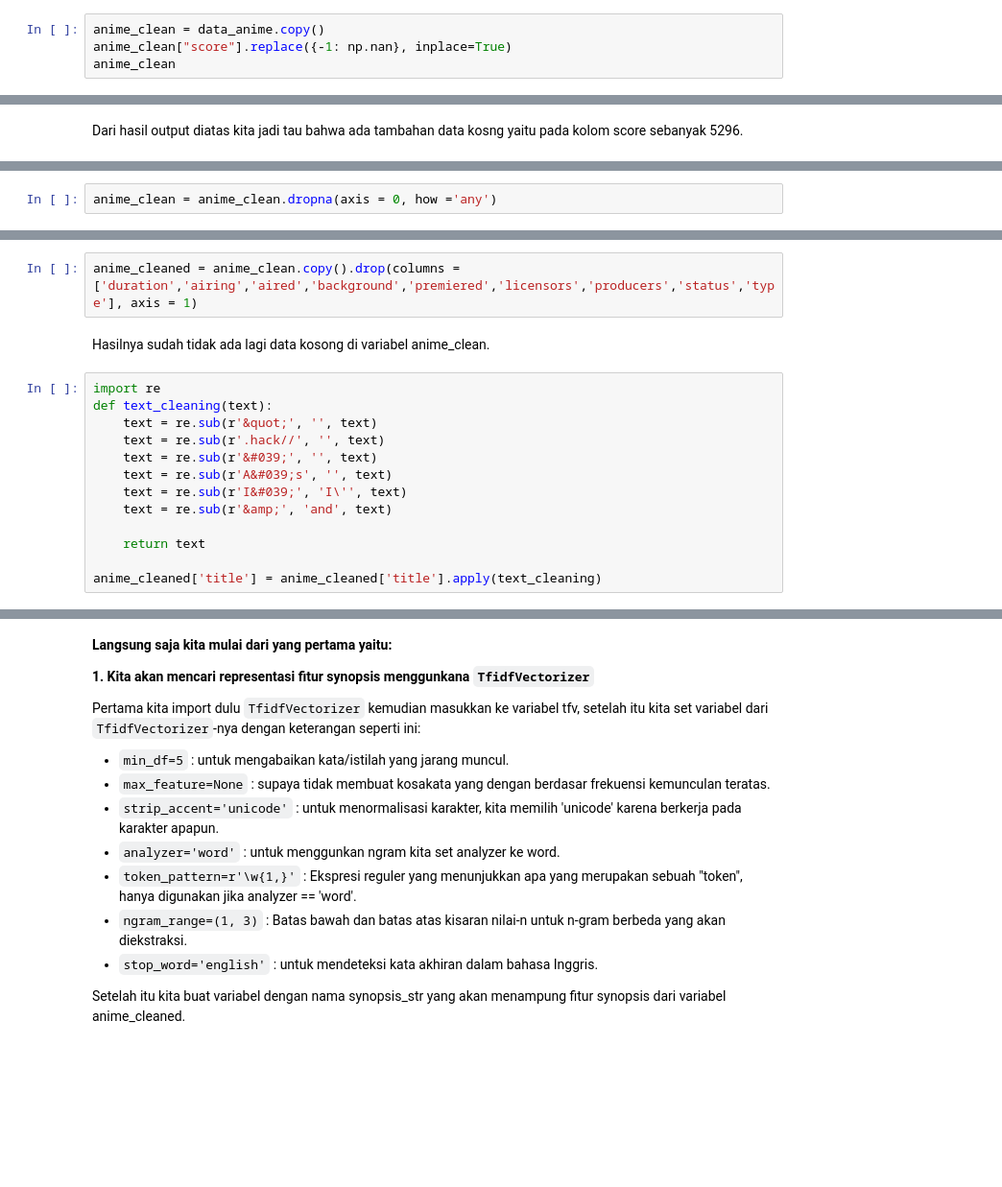
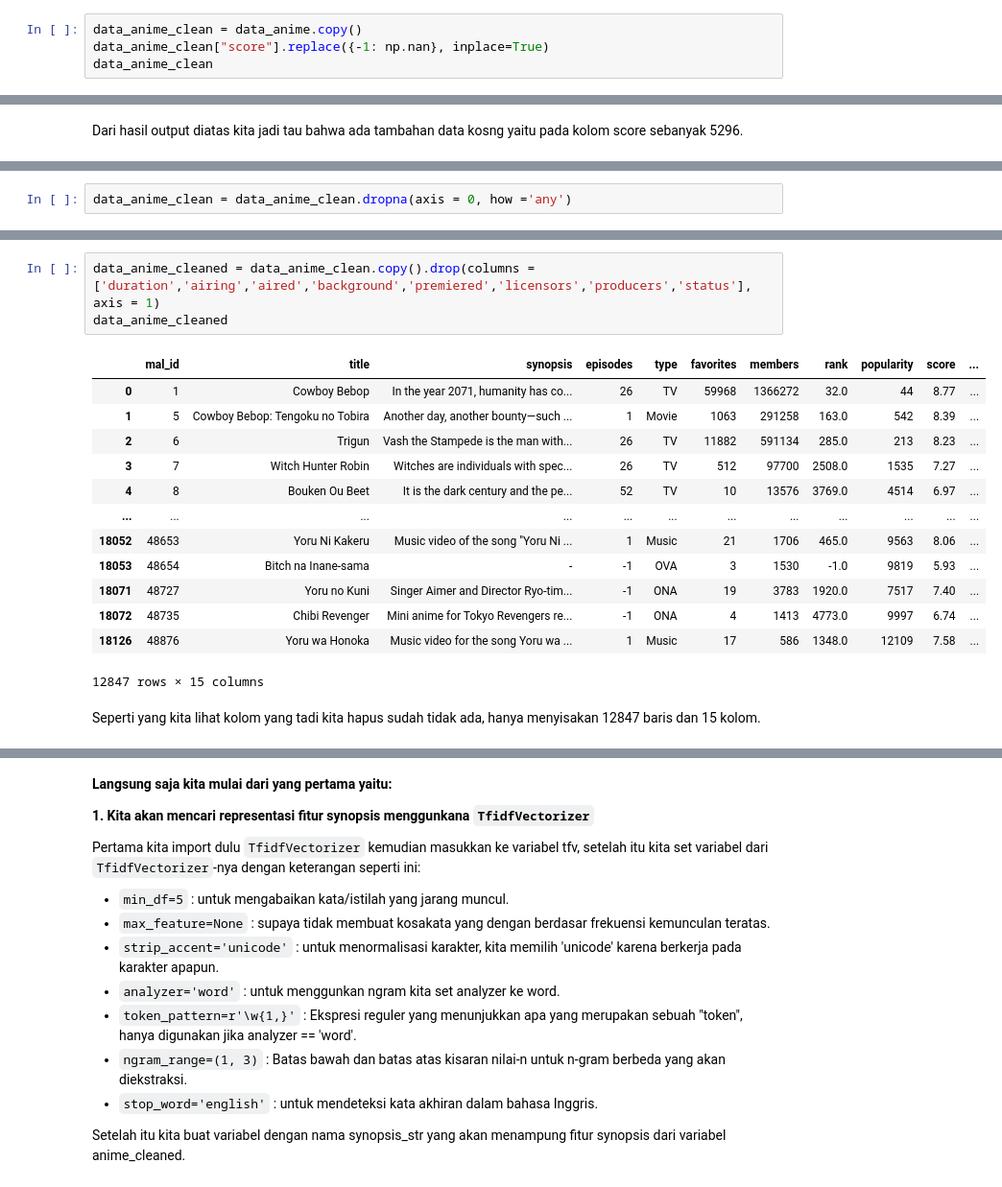
Before and after one commit to izzul112/ML_BMLT-Proyek_Akhir-Sistem_Rekomendasi-Anime, a Jupyter notebook: Proyek_Akhir_Sistem_Rekomendasi.ipynb, the cells around one changed output, grey strips where cells are left out. Shown: that part at 96% size. Saved outputs shown, nothing was run; the diff lists cells and outputs as text; blank space fills up the shorter version.

```diff
--- a/Proyek_Akhir_Sistem_Rekomendasi.ipynb
+++ b/Proyek_Akhir_Sistem_Rekomendasi.ipynb
@@ -271,7 +267,7 @@ Lanjut keproses mengubah nilai -1 menjadi Nan.
 # %%
-anime_clean = data_anime.copy()
-anime_clean["score"].replace({-1: np.nan}, inplace=True)
-anime_clean
+data_anime_clean = data_anime.copy()
+data_anime_clean["score"].replace({-1: np.nan}, inplace=True)
+data_anime_clean
 # %% [output]
 |  | mal_id | title | synopsis | background | aired | airing | duration | episodes | type | favorites | ... |
 | 0 | 1 | Cowboy Bebop | In the year 2071, humanity has co... | - | Apr 3, 1998 to Apr 24, 1999 | 0 | 24 min per ep | 26 | TV | 59968 | ... |
@@ -327,4 +323,4 @@ Setelah berhasil kita hapus data kosong dengan kode `anime_clean = anime_clean.d
 - Dimana `axis = 0` berarti hanya mengapus baris yang mengandung nilai kosong.
 - Sedang `how = 'any'` berarti akan menghapus juga jika ada baris atau kolom yang nilainya kosong semua.
 # %%
-anime_clean = anime_clean.dropna(axis = 0, how ='any')
+data_anime_clean = data_anime_clean.dropna(axis = 0, how ='any')
@@ -369,20 +367,22 @@ dtype: int64
 # %%
-anime_cleaned = anime_clean.copy().drop(columns = ['duration','airing','aired','background','premiered','licensors','producers','status','type'], axis = 1)
+data_anime_cleaned = data_anime_clean.copy().drop(columns = ['duration','airing','aired','background','premiered','licensors','producers','status'], axis = 1)
+data_anime_cleaned
+# %% [output]
+|  | mal_id | title | synopsis | episodes | type | favorites | members | rank | popularity | score | ... |
+| 0 | 1 | Cowboy Bebop | In the year 2071, humanity has co... | 26 | TV | 59968 | 1366272 | 32.0 | 44 | 8.77 | ... |
+| 1 | 5 | Cowboy Bebop: Tengoku no Tobira | Another day, another bounty—such ... | 1 | Movie | 1063 | 291258 | 163.0 | 542 | 8.39 | ... |
+| 2 | 6 | Trigun | Vash the Stampede is the man with... | 26 | TV | 11882 | 591134 | 285.0 | 213 | 8.23 | ... |
+| 3 | 7 | Witch Hunter Robin | Witches are individuals with spec... | 26 | TV | 512 | 97700 | 2508.0 | 1535 | 7.27 | ... |
+| 4 | 8 | Bouken Ou Beet | It is the dark century and the pe... | 52 | TV | 10 | 13576 | 3769.0 | 4514 | 6.97 | ... |
+| ... | ... | ... | ... | ... | ... | ... | ... | ... | ... | ... | ... |
+| 18052 | 48653 | Yoru Ni Kakeru | Music video of the song "Yoru Ni ... | 1 | Music | 21 | 1706 | 465.0 | 9563 | 8.06 | ... |
+| 18053 | 48654 | Bitch na Inane-sama | - | -1 | OVA | 3 | 1530 | -1.0 | 9819 | 5.93 | ... |
+| 18071 | 48727 | Yoru no Kuni | Singer Aimer and Director Ryo-tim... | -1 | ONA | 19 | 3783 | 1920.0 | 7517 | 7.40 | ... |
+| 18072 | 48735 | Chibi Revenger | Mini anime for Tokyo Revengers re... | -1 | ONA | 4 | 1413 | 4773.0 | 9997 | 6.74 | ... |
+| 18126 | 48876 | Yoru wa Honoka | Music video for the song Yoru wa ... | 1 | Music | 17 | 586 | 1348.0 | 12109 | 7.58 | ... |
+12847 rows × 15 columns
-# %% [markdown]
-Hasilnya sudah tidak ada lagi data kosong di variabel anime_clean.
-# %%
-import re
-def text_cleaning(text):
-    text = re.sub(r'&quot;', '', text)
-    text = re.sub(r'.hack//', '', text)
-    text = re.sub(r'&#039;', '', text)
-    text = re.sub(r'A&#039;s', '', text)
-    text = re.sub(r'I&#039;', 'I\'', text)
-    text = re.sub(r'&amp;', 'and', text)
-
-    return text
-
-anime_cleaned['title'] = anime_cleaned['title'].apply(text_cleaning)
+# %% [markdown]
+Seperti yang kita lihat kolom yang tadi kita hapus sudah tidak ada, hanya menyisakan 12847 baris dan 15 kolom.
 # %% [markdown]
 # **Modeling**
 
```
Also changed, not shown: parts of 26 cells of this notebook.
